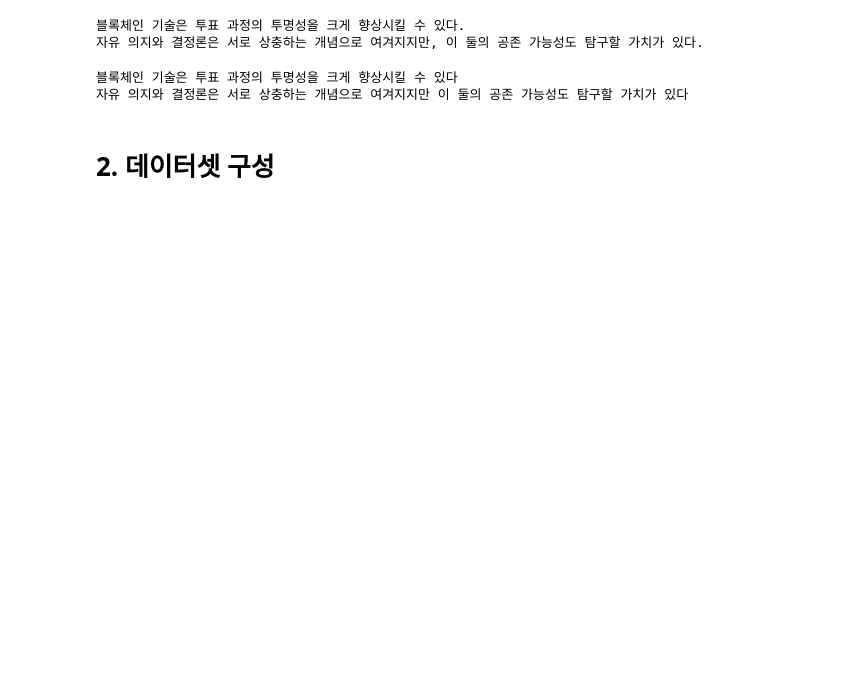
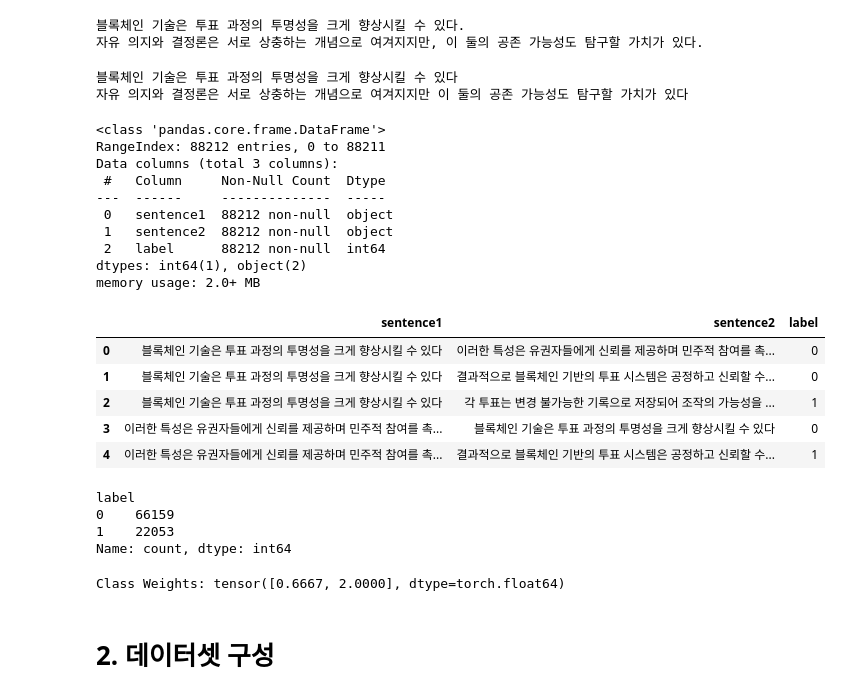
Before and after one commit to sangchun1/Contextual_Sent_Ordering, a Jupyter notebook: KLUE-RoBERTa/train.ipynb, the cells around one changed output. Drawn from its saved outputs; the diff is of its cells as text; code cells hidden in the pictures; blank space fills up the shorter version.

```diff
--- a/KLUE-RoBERTa/train.ipynb
+++ b/KLUE-RoBERTa/train.ipynb
@@ -94,5 +106,50 @@ print(test['sentence_0'][0])
 # %% [output]
 블록체인 기술은 투표 과정의 투명성을 크게 향상시킬 수 있다
 자유 의지와 결정론은 서로 상충하는 개념으로 여겨지지만 이 둘의 공존 가능성도 탐구할 가치가 있다
+# %%
+# 전처리 모듈 사용
+pairwise_df = preprocess_pairwise(train)
+# %%
+pairwise_df.info()
+pairwise_df.head()
+# %% [output]
+<class 'pandas.core.frame.DataFrame'>
+RangeIndex: 88212 entries, 0 to 88211
+Data columns (total 3 columns):
+ #   Column     Non-Null Count  Dtype
+---  ------     --------------  -----
+ 0   sentence1  88212 non-null  object
+ 1   sentence2  88212 non-null  object
+ 2   label      88212 non-null  int64
+dtypes: int64(1), object(2)
+memory usage: 2.0+ MB
+|  | sentence1 | sentence2 | label |
+| 0 | 블록체인 기술은 투표 과정의 투명성을 크게 향상시킬 수 있다 | 이러한 특성은 유권자들에게 신뢰를 제공하며 민주적 참여를 촉... | 0 |
+| 1 | 블록체인 기술은 투표 과정의 투명성을 크게 향상시킬 수 있다 | 결과적으로 블록체인 기반의 투표 시스템은 공정하고 신뢰할 수... | 0 |
+| 2 | 블록체인 기술은 투표 과정의 투명성을 크게 향상시킬 수 있다 | 각 투표는 변경 불가능한 기록으로 저장되어 조작의 가능성을 ... | 1 |
+| 3 | 이러한 특성은 유권자들에게 신뢰를 제공하며 민주적 참여를 촉... | 블록체인 기술은 투표 과정의 투명성을 크게 향상시킬 수 있다 | 0 |
+| 4 | 이러한 특성은 유권자들에게 신뢰를 제공하며 민주적 참여를 촉... | 결과적으로 블록체인 기반의 투표 시스템은 공정하고 신뢰할 수... | 1 |
+# %%
+# 클래스 균형 확인
+pairwise_df['label'].value_counts()
+# %% [output]
+label
+0    66159
+1    22053
+Name: count, dtype: int64
+# %%
+# 클래스별 샘플 수
+num_zeros = pairwise_df['label'].value_counts()[0]
+num_ones = pairwise_df['label'].value_counts()[1]
+
+# 클래스 비율 기반 가중치 (클래스 1이 적으므로 더 큰 가중치)
+total = num_zeros + num_ones
+weight_for_0 = total / (2 * num_zeros)
+weight_for_1 = total / (2 * num_ones)
+
+class_weights = torch.tensor([weight_for_0, weight_for_1])
+print("Class Weights:", class_weights)
+# %% [output]
+Class Weights: tensor([0.6667, 2.0000], dtype=torch.float64)
 # %% [markdown]
 # 2. 데이터셋 구성
```
Also changed, not shown: parts of 25 cells of this notebook, 1 other file.
